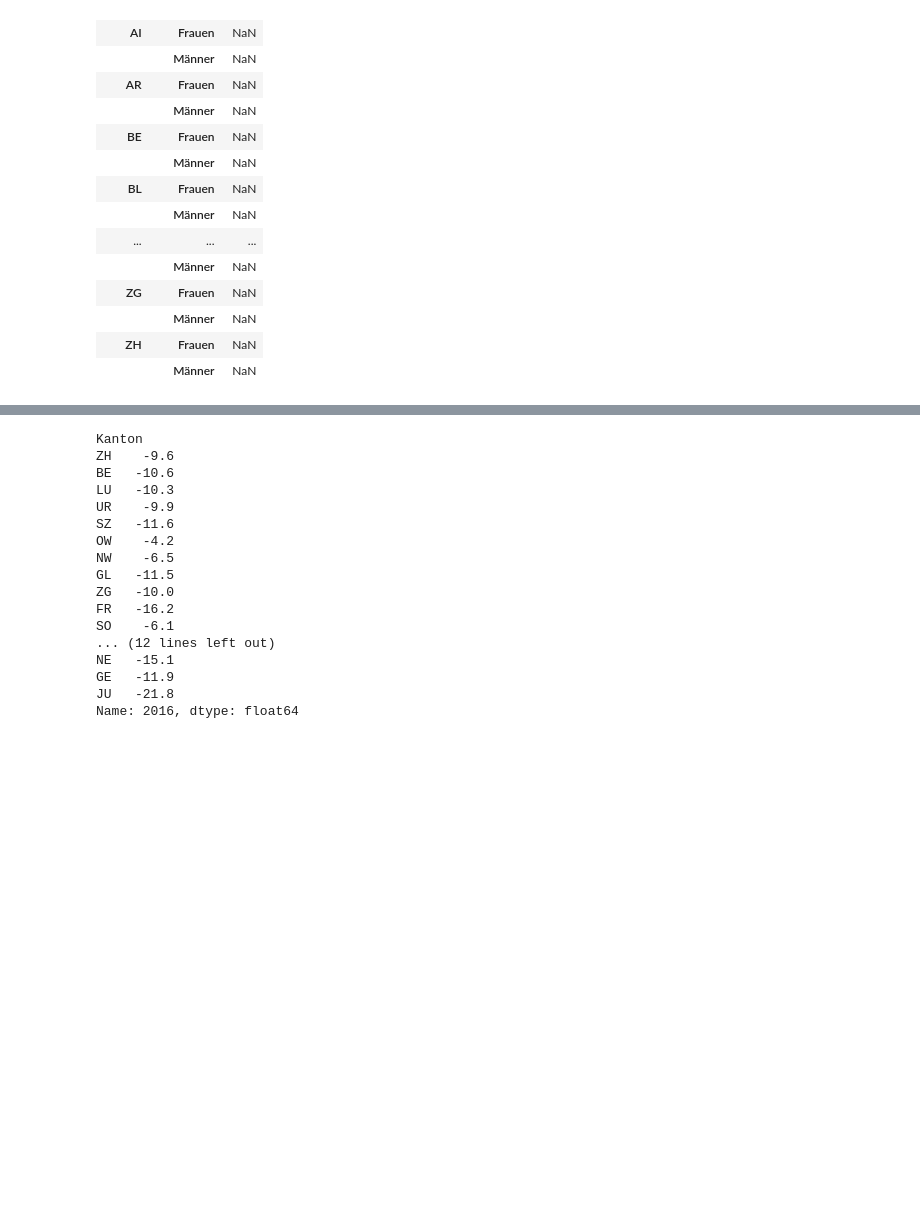
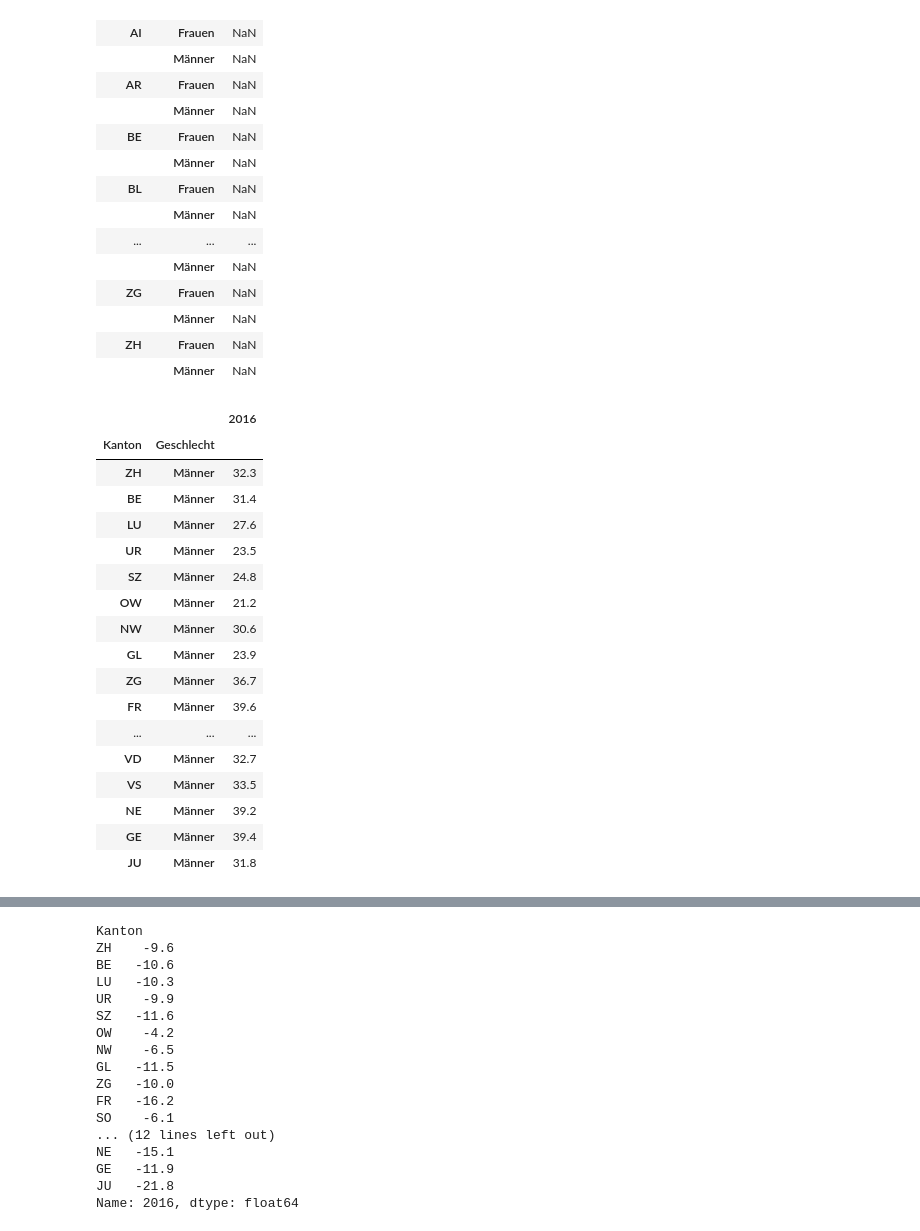
Before and after one commit to xeophin/lede-data-studio, a Jupyter notebook: code/01-university-eligibility/project-1.ipynb, the cells around one changed output, grey strips where cells are left out. Drawn from its saved outputs; the diff is of its cells as text; code cells hidden in the pictures; blank space fills up the shorter version.

```diff
--- a/code/01-university-eligibility/project-1.ipynb
+++ b/code/01-university-eligibility/project-1.ipynb
@@ -97,3 +97,26 @@ df.loc[(All,'Männer'),['2016']] - df.loc[(All, 'Frauen'),['2016']]
 |  | Männer | NaN |
 | ZH | Frauen | NaN |
 |  | Männer | NaN |
+# %%
+# That doesn't seem to work? But why?
+
+df.loc[(All, 'Männer'), ['2016']]
+# %% [output]
+|  |  | 2016 |
+| Kanton | Geschlecht |  |
+| ZH | Männer | 32.3 |
+| BE | Männer | 31.4 |
+| LU | Männer | 27.6 |
+| UR | Männer | 23.5 |
+| SZ | Männer | 24.8 |
+| OW | Männer | 21.2 |
+| NW | Männer | 30.6 |
+| GL | Männer | 23.9 |
+| ZG | Männer | 36.7 |
+| FR | Männer | 39.6 |
+| ... | ... | ... |
+| VD | Männer | 32.7 |
+| VS | Männer | 33.5 |
+| NE | Männer | 39.2 |
+| GE | Männer | 39.4 |
+| JU | Männer | 31.8 |
```
Also changed, not shown: parts of 7 cells of this notebook, 6 other files.
